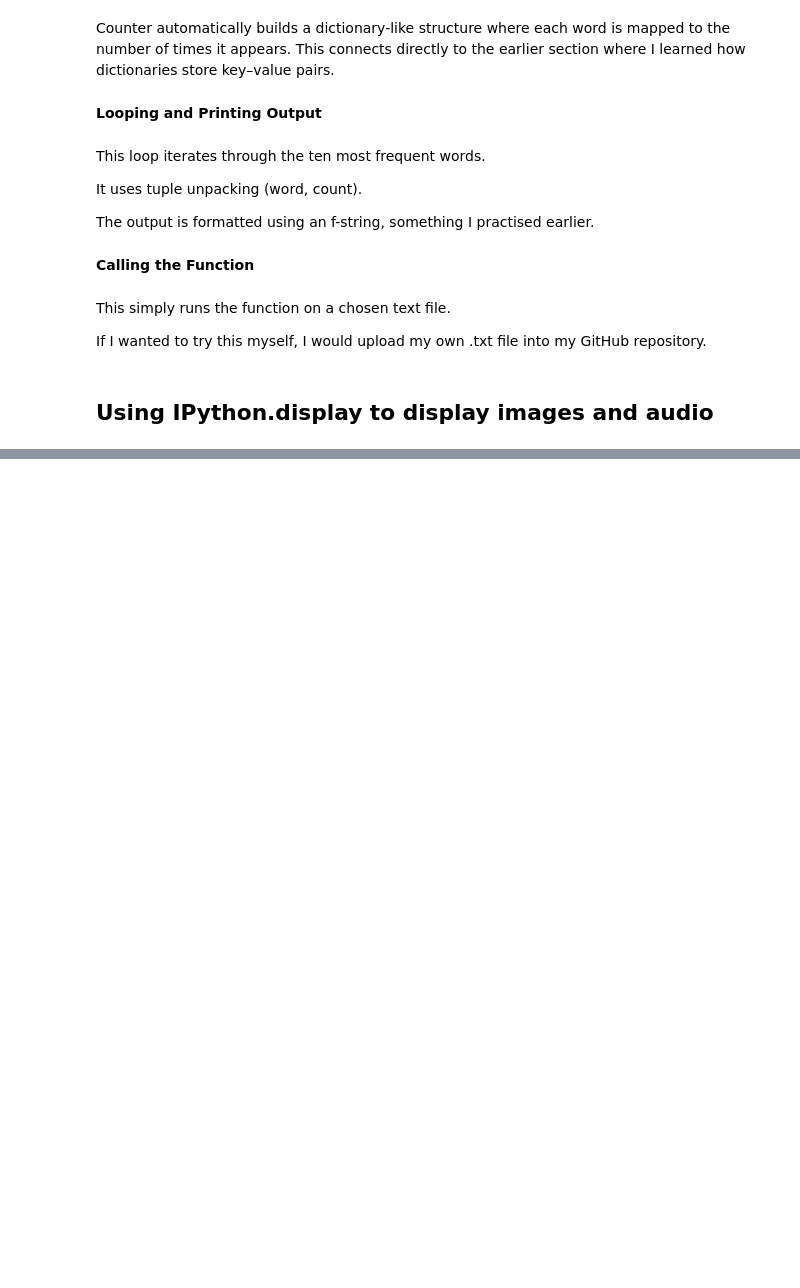
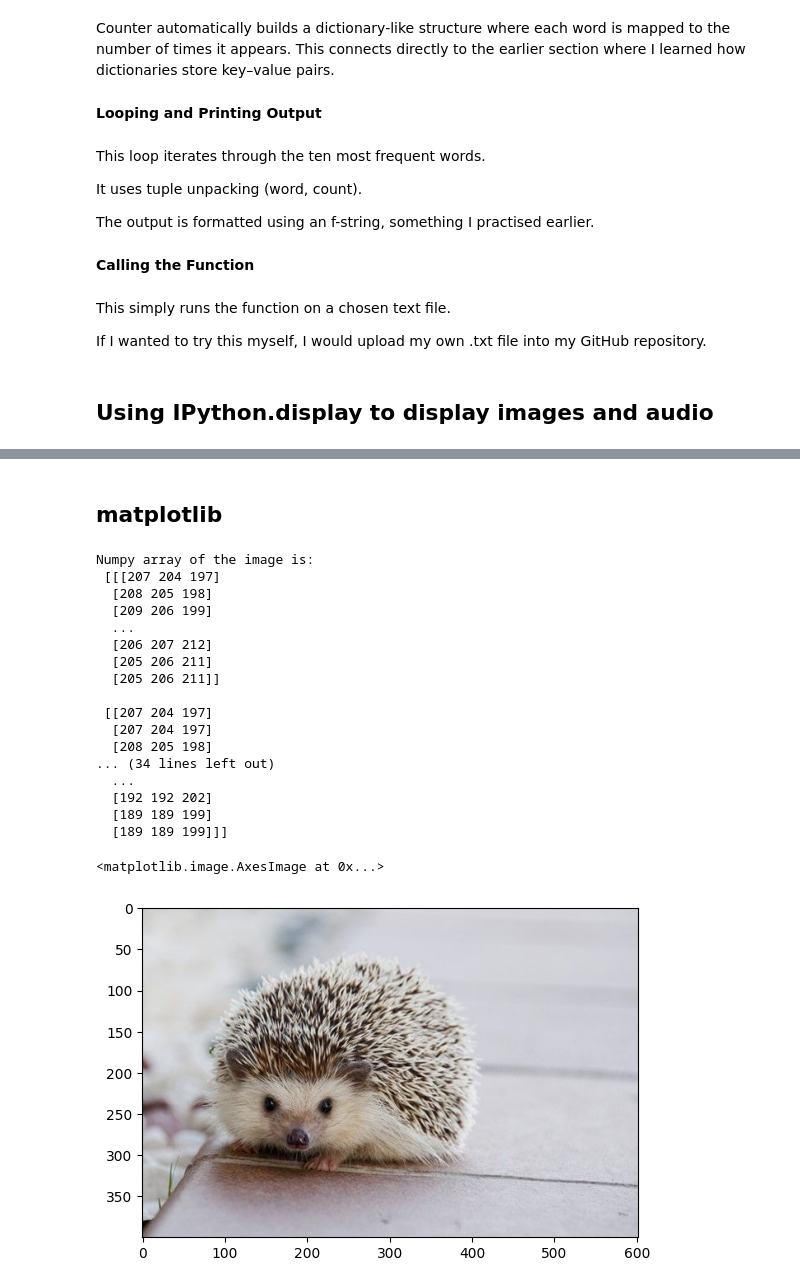
Before and after one commit to AlexMeiklejon/AI-for-the-arts, a Jupyter notebook: coding_exercises.ipynb, the cells around one changed output, grey strips where cells are left out. Saved outputs shown, nothing was run; the diff lists cells and outputs as text; code cells hidden in the pictures; blank space fills up the shorter version.

```diff
--- a/coding_exercises.ipynb
+++ b/coding_exercises.ipynb
@@ -1651,0 +1698,33 @@ If I wanted to try this myself, I would upload my own .txt file into my GitHub r
+# %% [markdown]
+## matplotlib
+# %%
+from matplotlib import pyplot
+
+# Load the image using the correct filename
+test_picture = pyplot.imread("picture1 (1).jpg")
+
+# Show the raw numerical data behind the picture
+print("Numpy array of the image is:\n", test_picture)
+
+# Display the image visually
+pyplot.imshow(test_picture)
+# %% [output]
+Numpy array of the image is:
+ [[[207 204 197]
+  [208 205 198]
+  [209 206 199]
+  ...
+  [206 207 212]
+  [205 206 211]
+  [205 206 211]]
+
+ [[207 204 197]
+  [207 204 197]
+  [208 205 198]
+... (34 lines left out)
+  ...
+  [192 192 202]
+  [189 189 199]
+  [189 189 199]]]
+<matplotlib.image.AxesImage at 0x...>
+[figure, added]
```
Also changed, not shown: parts of 32 cells of this notebook, 3 other files.
